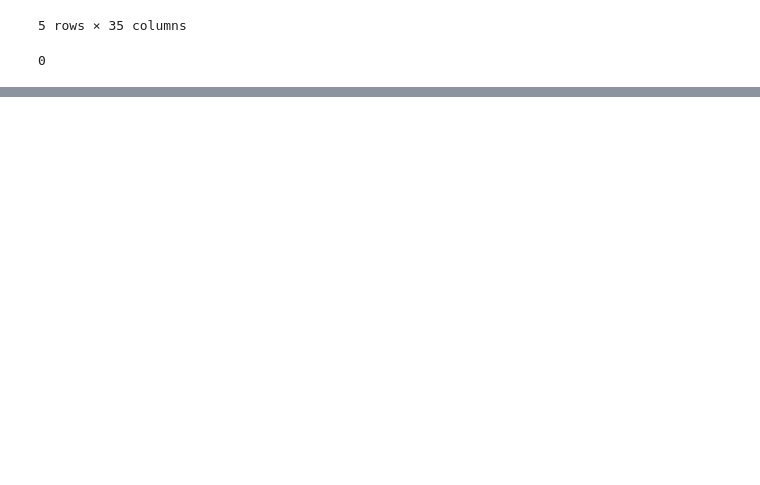
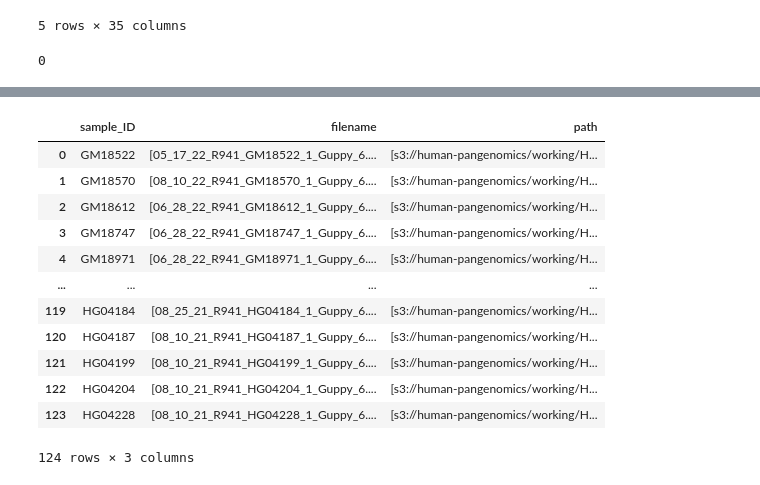
Before and after one commit to human-pangenomics/HPRC_metadata, a Jupyter notebook: hprc-sample-merge.ipynb, the cells around one changed output, grey strips where cells are left out. Saved outputs shown, nothing was run; the diff lists cells and outputs as text; code cells hidden in the pictures; blank space fills up the shorter version.

```diff
--- a/hprc-sample-merge.ipynb
+++ b/hprc-sample-merge.ipynb
@@ -230,0 +285,16 @@ dc_sample_df.to_csv('hprc_metadata_sample_aggregate_DEEPCONSENSUS.tsv', sep='\t'
+# %%
+ont_sample_df[['sample_ID','filename','path']].groupby(['sample_ID']).agg(lambda x: x.tolist()).reset_index()
+# %% [output]
+|  | sample_ID | filename | path |
+| 0 | GM18522 | [05_17_22_R941_GM18522_1_Guppy_6.... | [s3://human-pangenomics/working/H... |
+| 1 | GM18570 | [08_10_22_R941_GM18570_1_Guppy_6.... | [s3://human-pangenomics/working/H... |
+| 2 | GM18612 | [06_28_22_R941_GM18612_1_Guppy_6.... | [s3://human-pangenomics/working/H... |
+| 3 | GM18747 | [06_28_22_R941_GM18747_1_Guppy_6.... | [s3://human-pangenomics/working/H... |
+| 4 | GM18971 | [06_28_22_R941_GM18971_1_Guppy_6.... | [s3://human-pangenomics/working/H... |
+| ... | ... | ... | ... |
+| 119 | HG04184 | [08_25_21_R941_HG04184_1_Guppy_6.... | [s3://human-pangenomics/working/H... |
+| 120 | HG04187 | [08_10_21_R941_HG04187_1_Guppy_6.... | [s3://human-pangenomics/working/H... |
+| 121 | HG04199 | [08_10_21_R941_HG04199_1_Guppy_6.... | [s3://human-pangenomics/working/H... |
+| 122 | HG04204 | [08_10_21_R941_HG04204_1_Guppy_6.... | [s3://human-pangenomics/working/H... |
+| 123 | HG04228 | [08_10_21_R941_HG04228_1_Guppy_6.... | [s3://human-pangenomics/working/H... |
+124 rows × 3 columns
```
Also changed, not shown: parts of 13 cells of this notebook.
